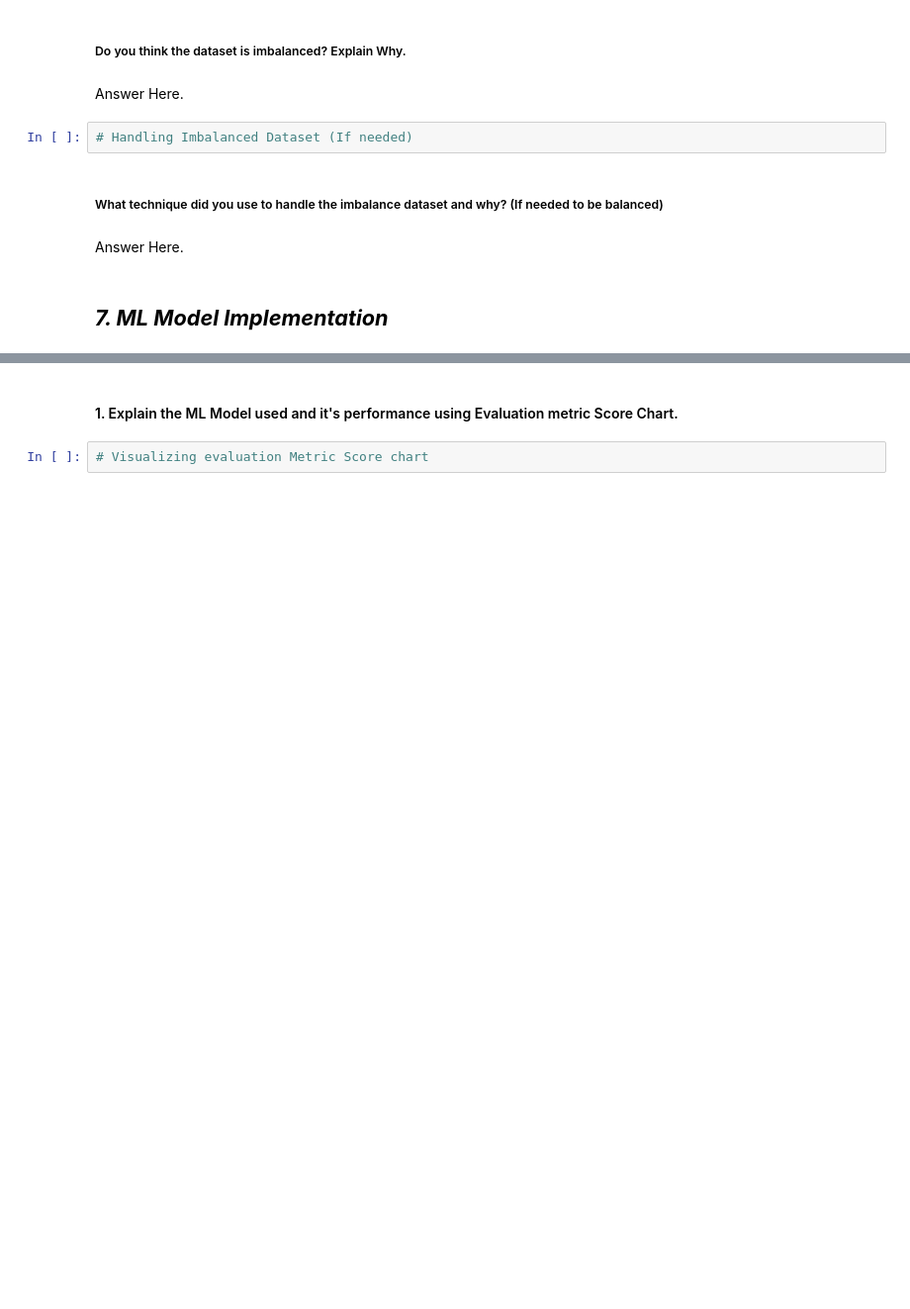
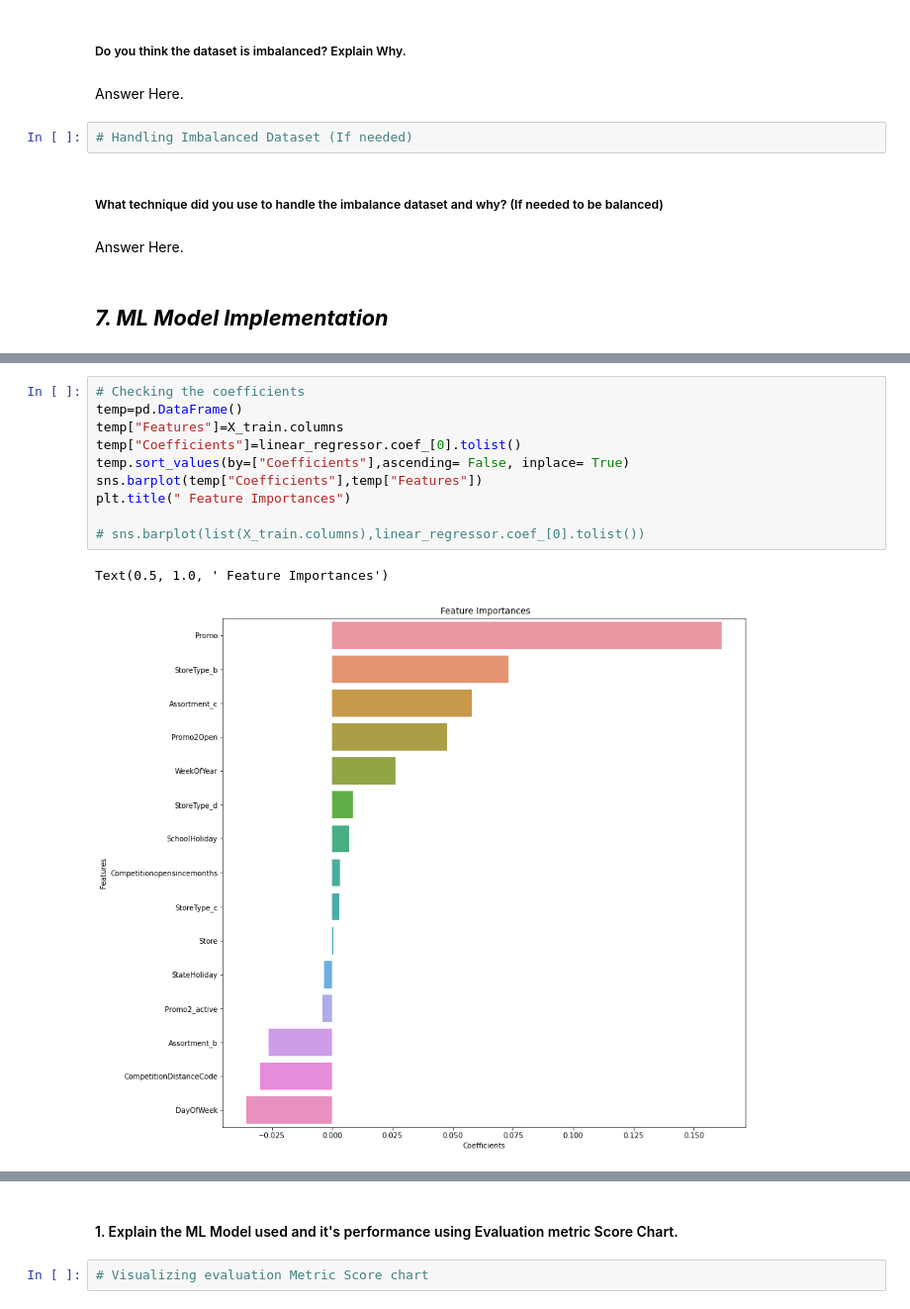
Before and after one commit to Ashif-khan033/Retail_Sales_Prediction, a Jupyter notebook: Retail_Sales_Prediction.ipynb, the cells around one changed output, grey strips where cells are left out. Shown at 99% size. Drawn from its saved outputs; the diff is of its cells as text; blank space fills up the shorter version.

```diff
--- a/Retail_Sales_Prediction.ipynb
+++ b/Retail_Sales_Prediction.ipynb
@@ -1580,0 +1728,13 @@ regression_metrics(y_train,y_train_regression_pred,y_test,y_test_regression_pred
+# %%
+# Checking the coefficients
+temp=pd.DataFrame()
+temp["Features"]=X_train.columns
+temp["Coefficients"]=linear_regressor.coef_[0].tolist()
+temp.sort_values(by=["Coefficients"],ascending= False, inplace= True)
+sns.barplot(temp["Coefficients"],temp["Features"])
+plt.title(" Feature Importances")
+
+# sns.barplot(list(X_train.columns),linear_regressor.coef_[0].tolist())
+# %% [output]
+Text(0.5, 1.0, ' Feature Importances')
+[figure, added]
```
Also changed, not shown: parts of 201 cells of this notebook.
